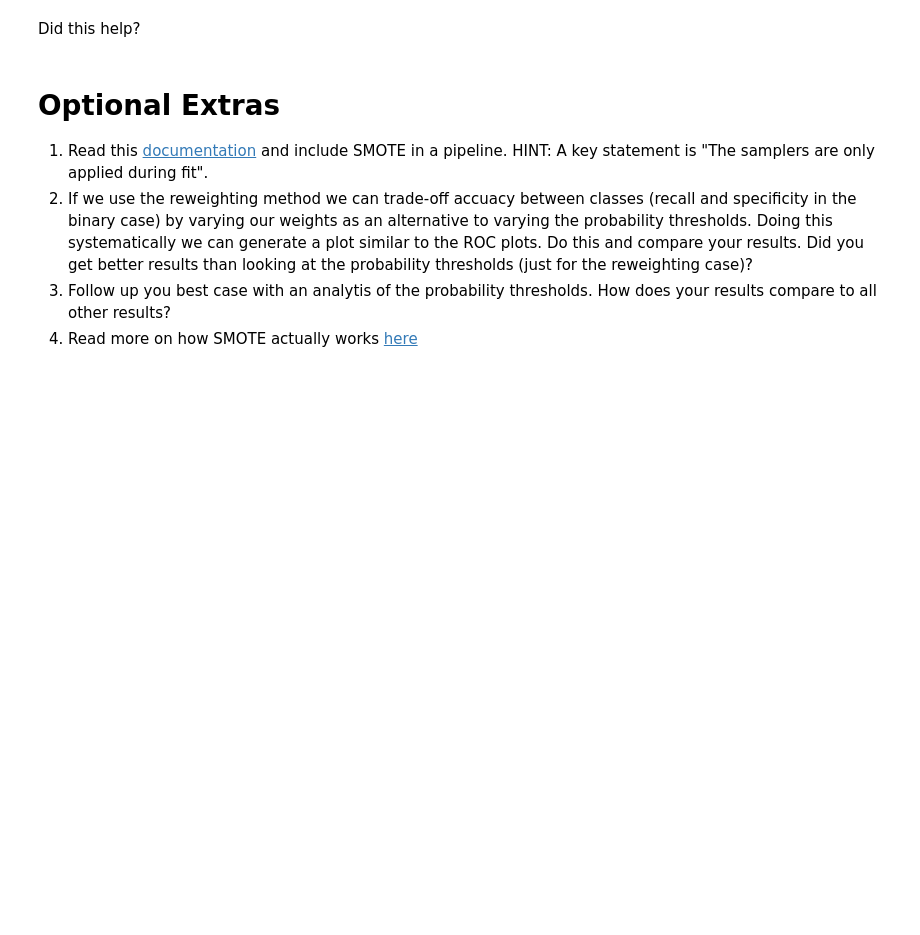
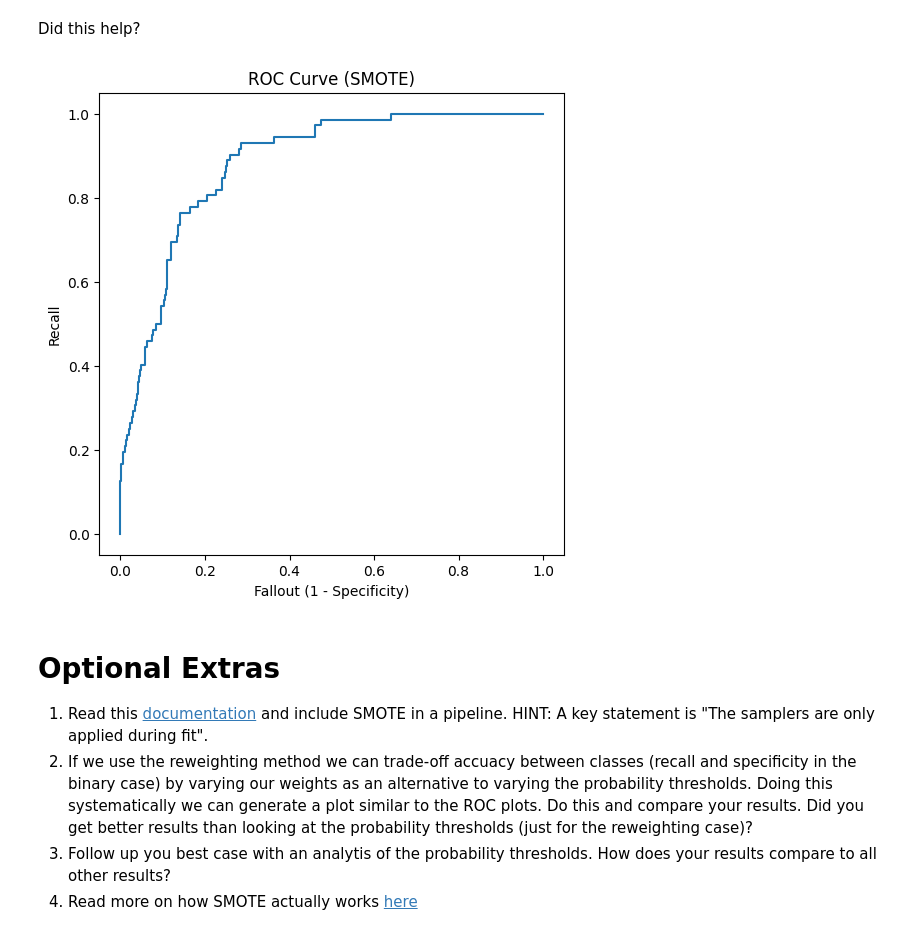
Before and after one commit to shreyuu/UoN-Business-Analytics, a Jupyter notebook: Machine-Learning-and-Predictive-Analytics/week-3/Prac_Unbalanced_Classes.ipynb, the cells around one changed output. Cells and saved outputs as stored; diff of their text form; code cells hidden in the pictures; blank space fills up the shorter version.

```diff
--- a/Machine-Learning-and-Predictive-Analytics/week-3/Prac_Unbalanced_Classes.ipynb
+++ b/Machine-Learning-and-Predictive-Analytics/week-3/Prac_Unbalanced_Classes.ipynb
@@ -349,3 +369,8 @@ Go ahead. You should know what to do by now. If not, ask!
 You should compute:
 1. The accuracy, recall, specificity, balanced accuracy for the classifier without considering changing the probability thesholds
 2. Vary the probability threshold and print the table as before as well as the ROC graph.
+# %%
+from sklearn.ensemble import RandomForestClassifier
+
+rf_smote = RandomForestClassifier(max_depth=10, random_state=42)
+rf_smote.fit(X_res, y_res)
@@ -351,0 +379,4 @@ You should compute:
+# %%
+X_testI = imputer.transform(X_test)
+
+pred_smote = rf_smote.predict(X_testI)
@@ -351,0 +396,6 @@ You should compute:
+# %%
+probs_smote = rf_smote.predict_proba(X_testI)[:,1]
+# %%
+from sklearn.metrics import roc_curve
+
+fallout_s, recall_s, thresholds_s = roc_curve(y_test, probs_smote)
@@ -352,5 +435,16 @@ You should compute:
 # %% [markdown]
 Did this help?
+# %%
+import matplotlib.pyplot as plt
+
+plt.figure(figsize=(6,6))
+plt.plot(fallout_s, recall_s)
+plt.xlabel("Fallout (1 - Specificity)")
+plt.ylabel("Recall")
+plt.title("ROC Curve (SMOTE)")
+plt.show()
+# %% [output]
+[figure, added]
 # %% [markdown]
 # Optional Extras
 1. Read this [documentation](https://imbalanced-learn.readthedocs.io/en/stable/generated/imblearn.pipeline.Pipeline.html#imblearn.pipeline.Pipeline) and include SMOTE in a pipeline. HINT: A key statement is "The samplers are only applied during fit".
```
Also changed, not shown: parts of 10 cells of this notebook.
